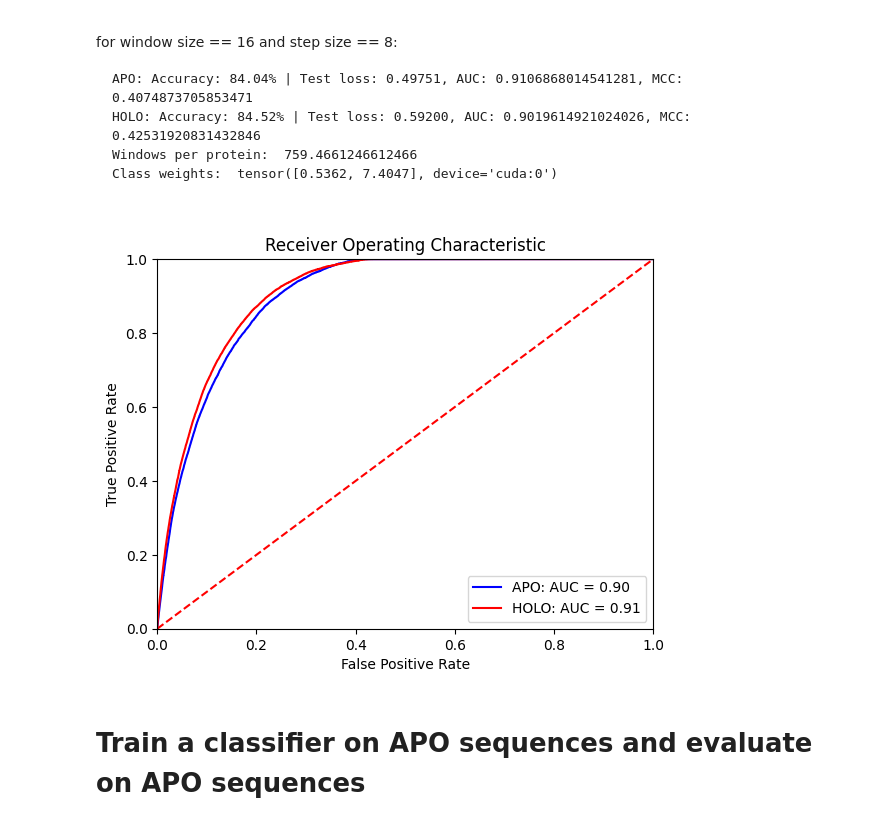
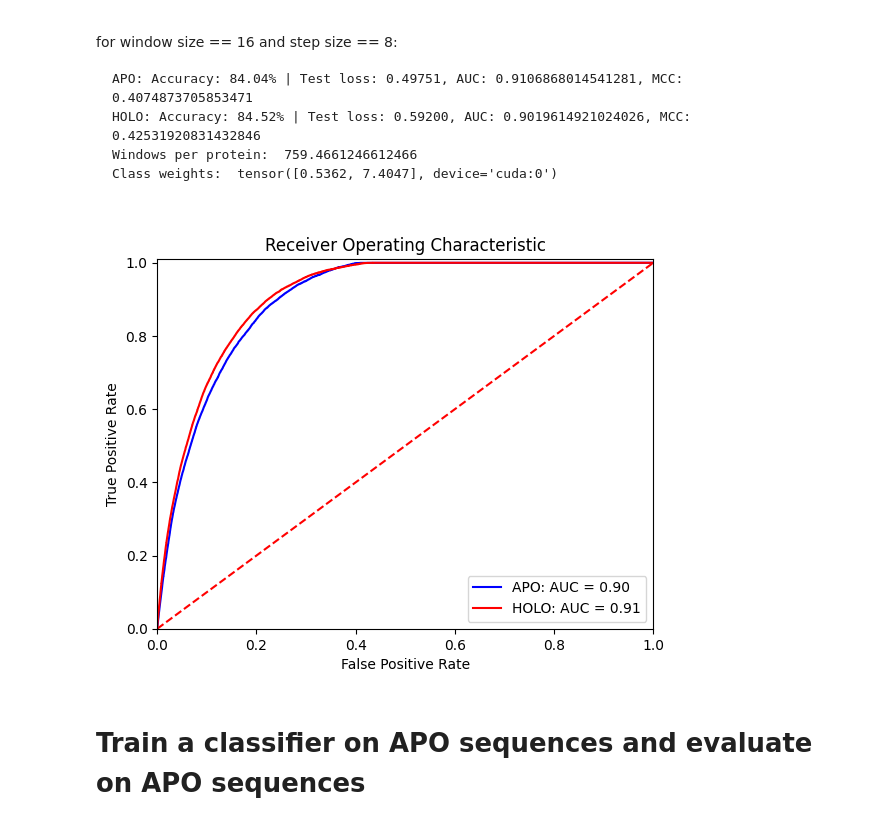
Before and after one commit to skrhakv/deeplife-project, a Jupyter notebook: src/models.ipynb, the cells around one changed output. Saved outputs shown, nothing was run; the diff lists cells and outputs as text; code cells hidden in the pictures.

```diff
--- a/src/models.ipynb
+++ b/src/models.ipynb
@@ -449,7 +540,7 @@ def test_structure_model(model, test_dataset, loss_fn):
                             y_test.to(device))
         test_acc = accuracy_fn(y_true=y_test,
                                 y_pred=test_pred)
-        fpr, tpr, thresholds = metrics.roc_curve(y_test.cpu().numpy(), torch.sigmoid(test_logits).cpu().numpy(), pos_label=1)
+        fpr, tpr, thresholds = metrics.roc_curve(y_test.cpu().numpy(), torch.sigmoid(test_logits).cpu().numpy())
         roc_auc = metrics.auc(fpr, tpr)
         mcc = metrics.matthews_corrcoef(y_test.cpu().numpy(), test_pred.cpu().numpy())
         print(confusion_matrix(y_test.cpu().numpy(), test_pred.cpu().numpy()))
@@ -610,3 +629,8 @@ Loading dataset from .npy files ...
 # %%
 with open(f'{DATA_PATH}/holo_test_dataset.pickle', 'wb') as handle:
     pickle.dump(holo_test_dataset, handle, protocol=pickle.HIGHEST_PROTOCOL)
+# %%
+with open(f'{DATA_PATH}/holo_test_dataset.pickle', 'rb') as f:
+    holo_test_dataset = pickle.load(f)
+model_1 = VoxelCryptoBenchCNN().to(device)
+model_1.load_state_dict(torch.load(f'{MODELS_PATH}/holo_structure_model_window16.pth'))
@@ -648,5 +672,6 @@ Accuracy: 84.04% | Test loss: 0.49751, AUC: 0.9106868014541281, MCC: 0.407487370
 ### Stats
 # %%
 print('Windows per protein: ', len(holo_test_dataset) / 369)
-print(f'Class weights: ', class_weights)
+#print(f'Class weights: ', class_weights)
+class_weights = torch.tensor([0.5362, 7.4047], device='cuda:0')
 # %% [output]
@@ -705,3 +703,9 @@ tensor(24028)
+# %%
+print('Loading dataset from .npy files ...')
+holo_Xs_test, holo_Ys_test = proccess_voxel_dataset(f'{DATA_PATH}/holo_test.txt', HOLO_VOXEL_FEATURES_PATH, HOLO_VOXEL_ANNOTATIONS_PATH)
+
+print('Create VoxelCryptoBenchDataset instance ...')
+holo_test_dataset = VoxelCryptoBenchDataset(holo_Xs_test, holo_Ys_test)
 # %%
 # with open(f'{DATA_PATH}/holo_test_dataset.pickle', 'rb') as f:
 #     holo_test_dataset = pickle.load(f)
@@ -733,13 +737,13 @@ Class weights:  tensor([0.5362, 7.4047], device='cuda:0')
 # %%
 plt.title('Receiver Operating Characteristic')
 plt.plot(fpr_apo, tpr_apo, 'b', label = 'APO: AUC = %0.2f' % roc_auc_apo)
 plt.plot(fpr_holo, tpr_holo, 'r', label = 'HOLO: AUC = %0.2f' % roc_auc_holo)
 plt.legend(loc = 'lower right')
 plt.plot([0, 1], [0, 1],'r--')
 plt.xlim([0, 1])
-plt.ylim([0, 1])
+plt.ylim([0, 1.01])
 plt.ylabel('True Positive Rate')
 plt.xlabel('False Positive Rate')
 plt.show()
 # %% [output]
-[figure, old version]
+[figure, new version]
```
Also changed, not shown: parts of 33 cells of this notebook.
